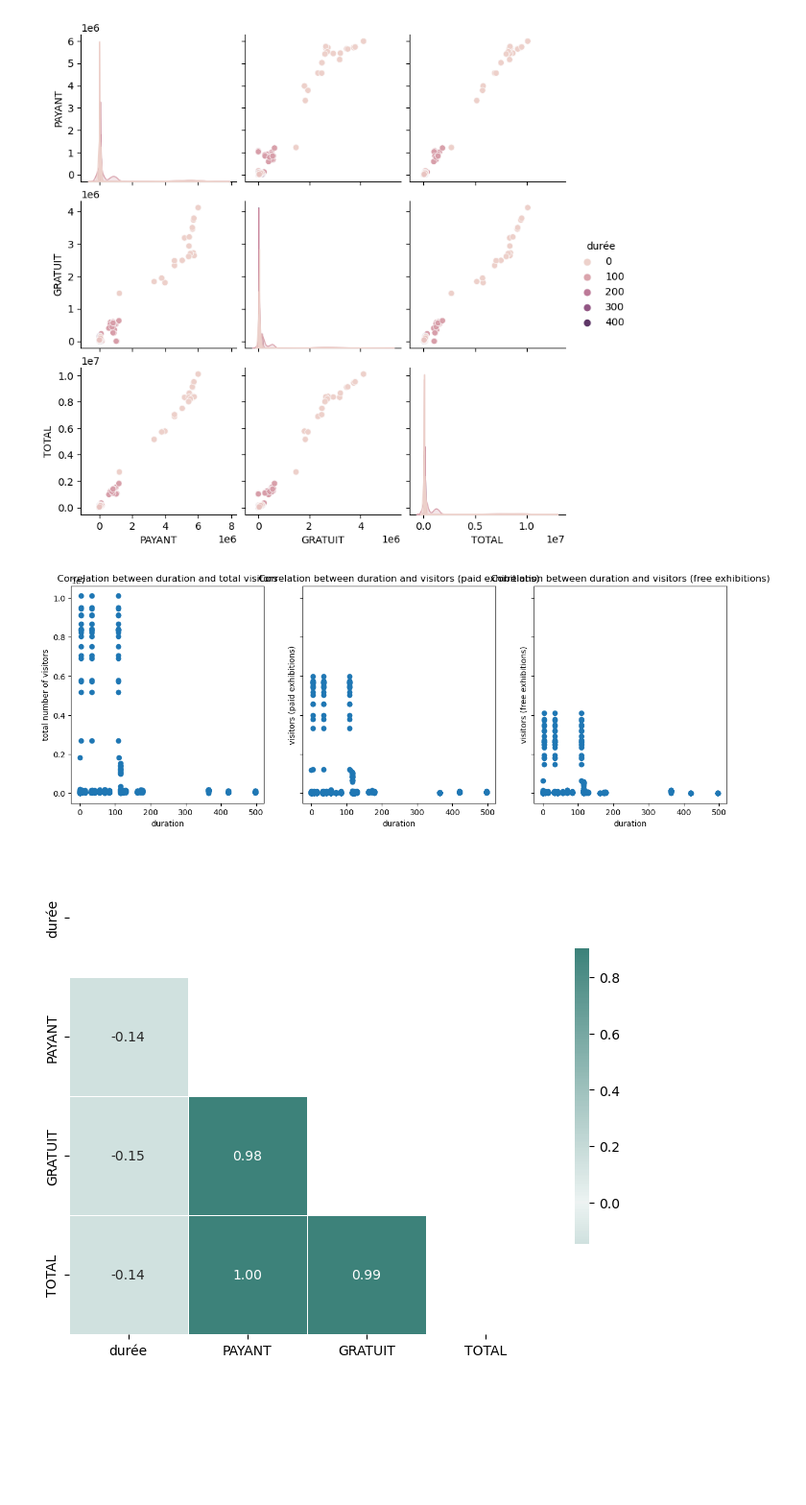
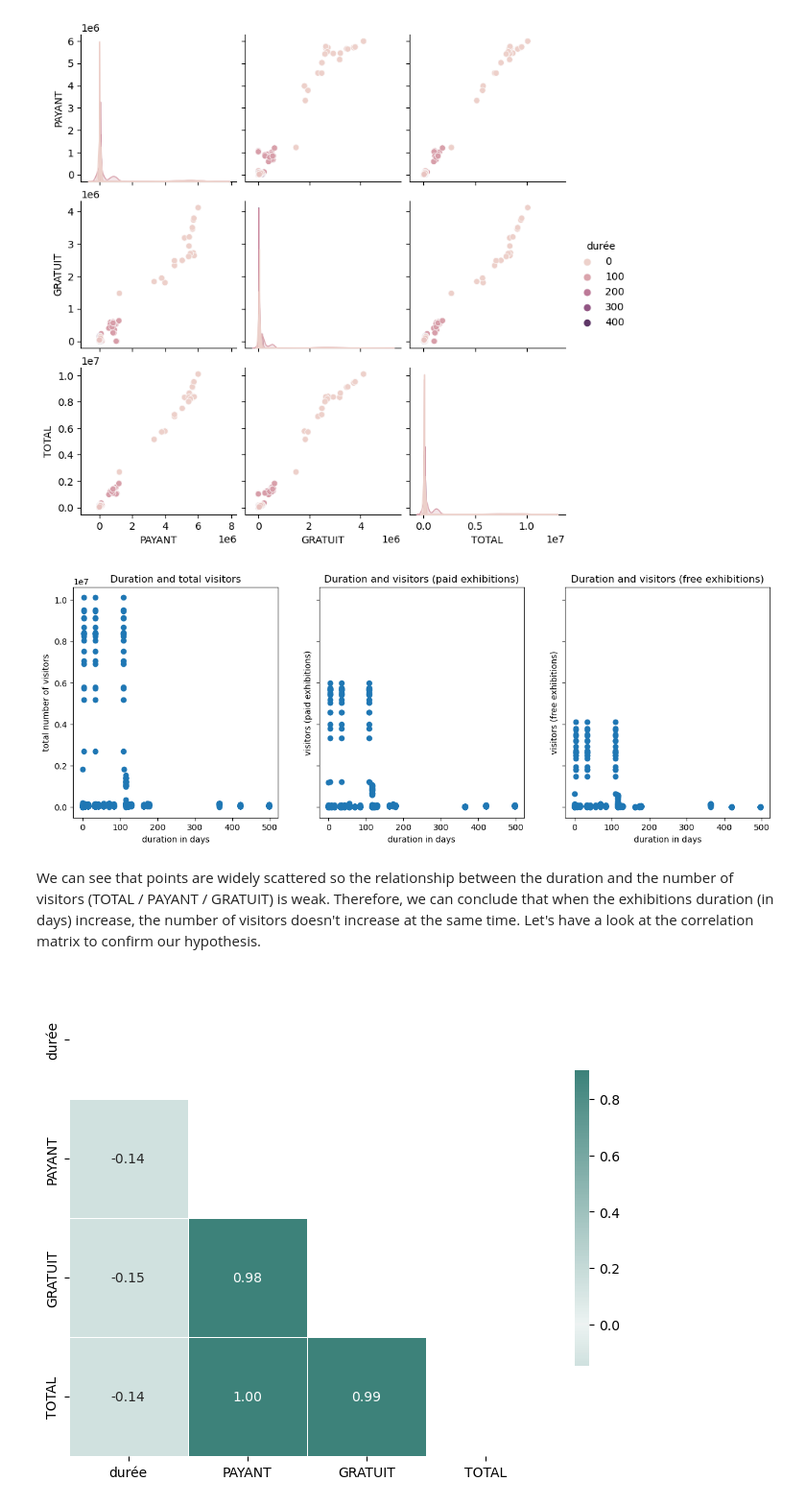
Before and after one commit to axele-mahalin/Final_Project, a Jupyter notebook: Final_project.ipynb, the cells around one changed output. Shown at 96% size. Saved outputs shown, nothing was run; the diff lists cells and outputs as text; code cells hidden in the pictures; blank space fills up the shorter version.

Commit message:
added comments regarding the correlation

```diff
--- a/Final_project.ipynb
+++ b/Final_project.ipynb
@@ -774,26 +774,30 @@ sns.pairplot(df, hue="durée");
 # %%
 #plot correlation between duration and TOTAL / PAYANT / GRATUIT (number of visitors)
 
 fig, (ax1, ax2, ax3) = plt.subplots(nrows=1, ncols=3, sharey=True, figsize=(15,5)) #use subplots to display the 3 graphs
 
-ax1.set_title("Correlation between duration and total visitors")
-ax1.set_xlabel("duration")
+ax1.set_title("Duration and total visitors")
+ax1.set_xlabel("duration in days")
 ax1.set_ylabel("total number of visitors")
 ax1.scatter(df["durée"], df["TOTAL"])
 
-ax2.set(title="Correlation between duration and visitors (paid exhibitions)", xlabel="X", ylabel="Y")
-ax2.set_xlabel("duration")
+ax2.set(title="Duration and visitors (paid exhibitions)", xlabel="X", ylabel="Y")
+ax2.set_xlabel("duration in days")
 ax2.set_ylabel("visitors (paid exhibitions)")
 ax2.scatter(df["durée"], df["PAYANT"])
 
-ax3.set(title="Correlation between duration and visitors (free exhibitions)", xlabel="X", ylabel="Y")
-ax3.set_xlabel("duration")
+ax3.set(title="Duration and visitors (free exhibitions)", xlabel="X", ylabel="Y")
+ax3.set_xlabel("duration in days")
 ax3.set_ylabel("visitors (free exhibitions)")
 ax3.scatter(df["durée"], df["GRATUIT"])
 
 plt.show()
 # %% [output]
-[figure, old version]
+[figure, new version]
+# %% [markdown]
+We can see that points are widely scattered so the relationship between the duration and the number of visitors (TOTAL / PAYANT / GRATUIT) is weak.
+Therefore, we can conclude that when the exhibitions duration (in days) increase, the number of visitors doesn't increase at the same time.
+Let's have a look at the correlation matrix to confirm our hypothesis.
 # %%
 #compute the correlation matrix
 
```
Also changed, not shown: parts of 1 cell of this notebook.
